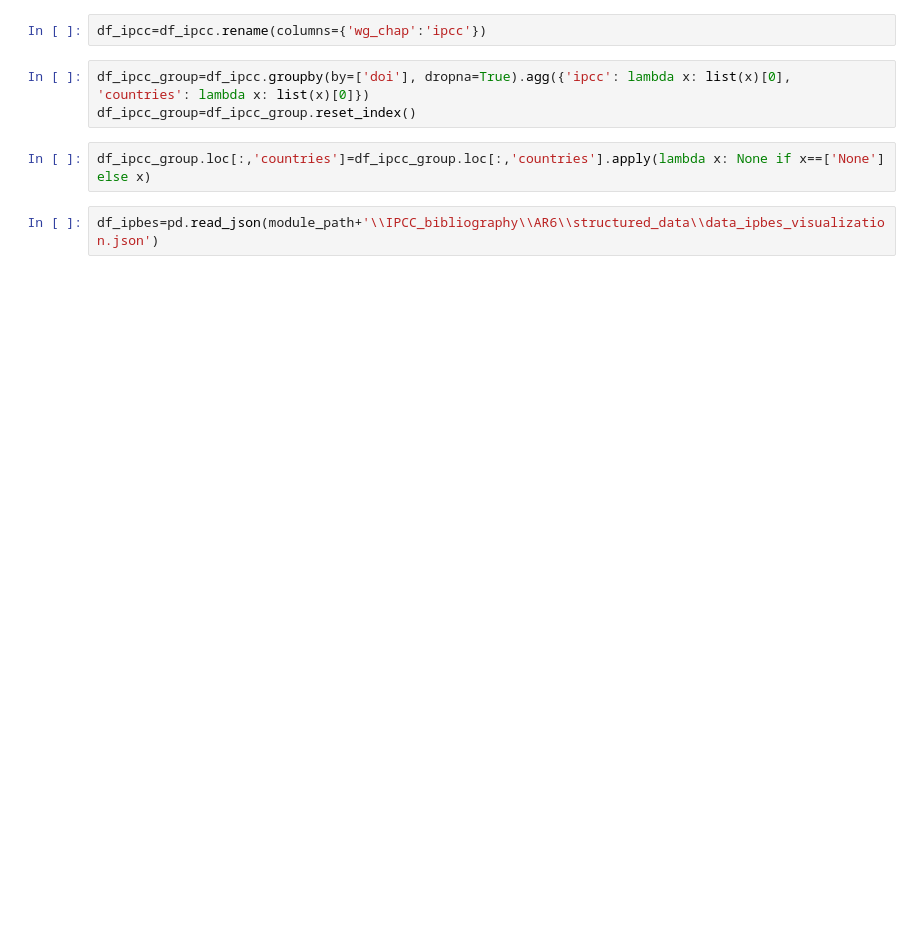
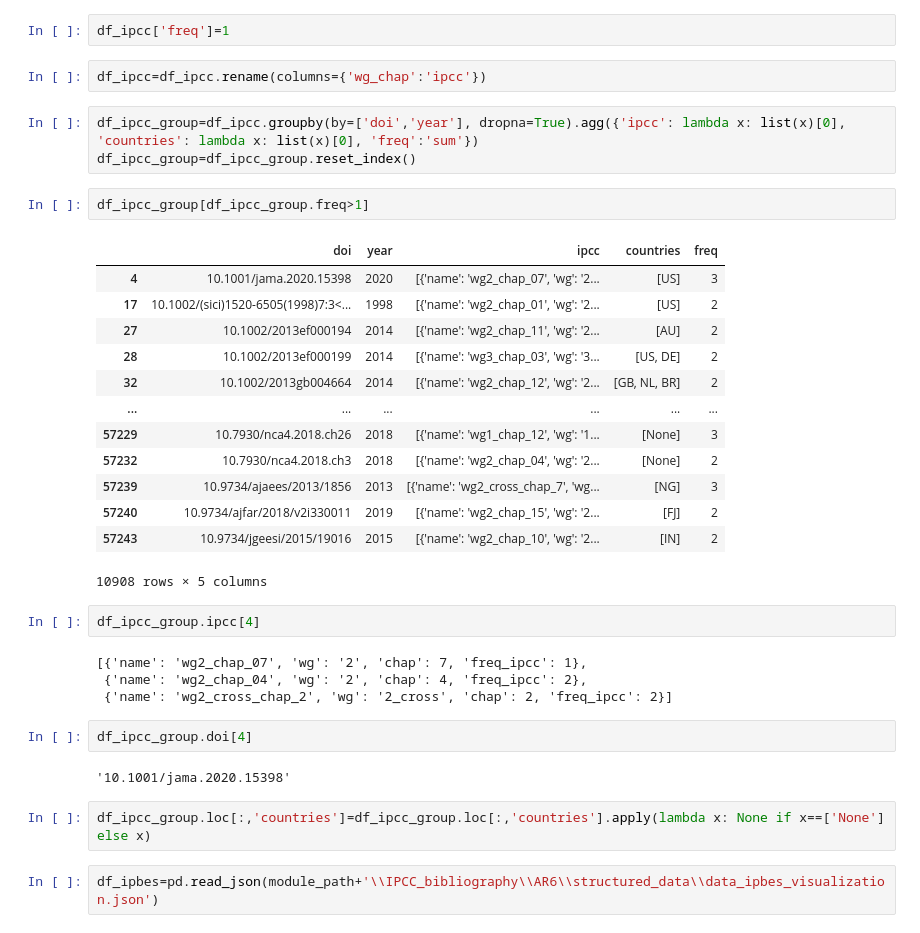
Before and after one commit to dataesr/teds, a Jupyter notebook: notebooks/IPCC_IPBES_BSO.ipynb, the cells around one changed output. Cells and saved outputs as stored; diff of their text form; blank space fills up the shorter version.

```diff
--- a/notebooks/IPCC_IPBES_BSO.ipynb
+++ b/notebooks/IPCC_IPBES_BSO.ipynb
@@ -18,11 +18,39 @@ from code_utils.BSO import update_bso_publications,get_bso_publications
 from code_utils.pickle import load_cache
 # %%
 df_ipcc=pd.read_json(module_path+'\\IPCC_bibliography\\AR6\\structured_data\\data_ipcc_visualization.json')
+# %%
+df_ipcc['freq']=1
 # %%
 df_ipcc=df_ipcc.rename(columns={'wg_chap':'ipcc'})
 # %%
-df_ipcc_group=df_ipcc.groupby(by=['doi'], dropna=True).agg({'ipcc': lambda x: list(x)[0], 'countries': lambda x: list(x)[0]})
+df_ipcc_group=df_ipcc.groupby(by=['doi','year'], dropna=True).agg({'ipcc': lambda x: list(x)[0], 'countries': lambda x: list(x)[0], 'freq':'sum'})
 df_ipcc_group=df_ipcc_group.reset_index()
+# %%
+df_ipcc_group[df_ipcc_group.freq>1]
+# %% [output]
+|  | doi | year | ipcc | countries | freq |
+| 4 | 10.1001/jama.2020.15398 | 2020 | [{'name': 'wg2_chap_07', 'wg': '2... | [US] | 3 |
+| 17 | 10.1002/(sici)1520-6505(1998)7:3<... | 1998 | [{'name': 'wg2_chap_01', 'wg': '2... | [US] | 2 |
+| 27 | 10.1002/2013ef000194 | 2014 | [{'name': 'wg2_chap_11', 'wg': '2... | [AU] | 2 |
+| 28 | 10.1002/2013ef000199 | 2014 | [{'name': 'wg3_chap_03', 'wg': '3... | [US, DE] | 2 |
+| 32 | 10.1002/2013gb004664 | 2014 | [{'name': 'wg2_chap_12', 'wg': '2... | [GB, NL, BR] | 2 |
+| ... | ... | ... | ... | ... | ... |
+| 57229 | 10.7930/nca4.2018.ch26 | 2018 | [{'name': 'wg1_chap_12', 'wg': '1... | [None] | 3 |
+| 57232 | 10.7930/nca4.2018.ch3 | 2018 | [{'name': 'wg2_chap_04', 'wg': '2... | [None] | 2 |
+| 57239 | 10.9734/ajaees/2013/1856 | 2013 | [{'name': 'wg2_cross_chap_7', 'wg... | [NG] | 3 |
+| 57240 | 10.9734/ajfar/2018/v2i330011 | 2019 | [{'name': 'wg2_chap_15', 'wg': '2... | [FJ] | 2 |
+| 57243 | 10.9734/jgeesi/2015/19016 | 2015 | [{'name': 'wg2_chap_10', 'wg': '2... | [IN] | 2 |
+10908 rows × 5 columns
+# %%
+df_ipcc_group.ipcc[4]
+# %% [output]
+[{'name': 'wg2_chap_07', 'wg': '2', 'chap': 7, 'freq_ipcc': 1},
+ {'name': 'wg2_chap_04', 'wg': '2', 'chap': 4, 'freq_ipcc': 2},
+ {'name': 'wg2_cross_chap_2', 'wg': '2_cross', 'chap': 2, 'freq_ipcc': 2}]
+# %%
+df_ipcc_group.doi[4]
+# %% [output]
+'10.1001/jama.2020.15398'
 # %%
 df_ipcc_group.loc[:,'countries']=df_ipcc_group.loc[:,'countries'].apply(lambda x: None if x==['None'] else x)
 # %%
```
Also changed, not shown: parts of 13 cells of this notebook, 4 other files.
